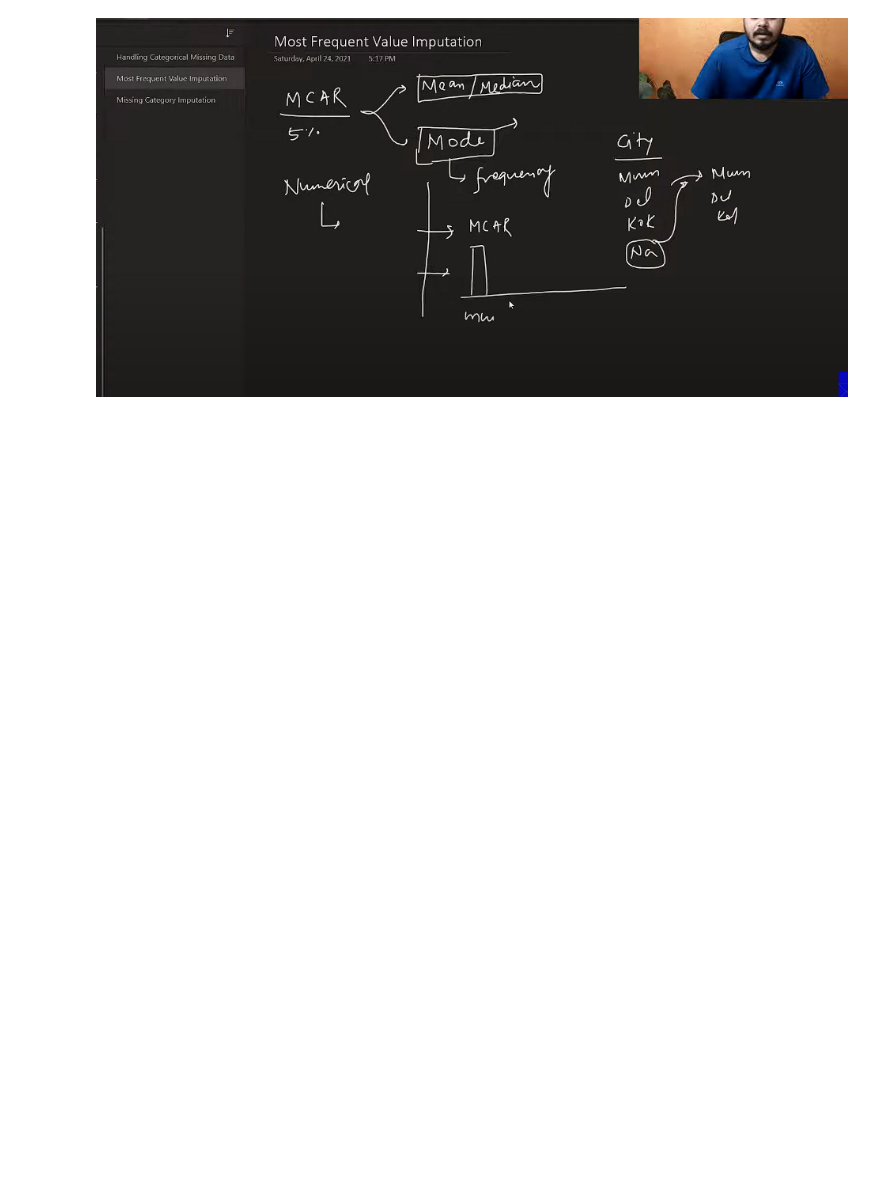
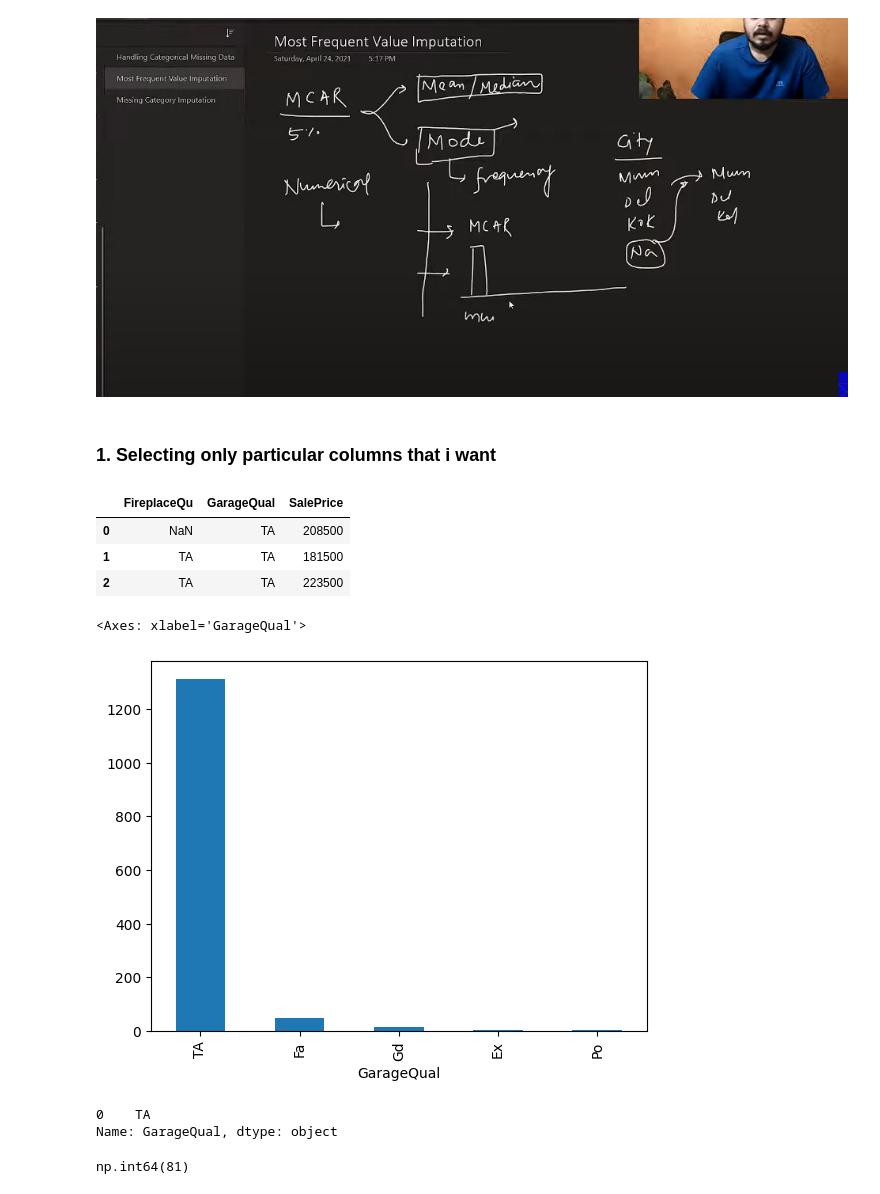
Before and after one commit to shivam188132/MY_machine_learning, a Jupyter notebook: Handling Missisng Categorical Data( day 37).ipynb, the cells around one changed output. Drawn from its saved outputs; the diff is of its cells as text; code cells hidden in the pictures; blank space fills up the shorter version.

Commit message:
02-04-2025 02:51 PM filled and learned missing categorical data filling and its impact and completed day 37

```diff
--- a/Handling Missisng Categorical Data( day 37).ipynb
+++ b/Handling Missisng Categorical Data( day 37).ipynb
@@ -6,0 +8,25 @@ import matplotlib.pyplot as plt
+# %%
+df = pd.read_csv(r"D:\DATA SCIENCE\My machine learnings\datasets\train.csv", usecols=['GarageQual','FireplaceQu','SalePrice']) ## Use 'r' for raw string to avoid issues with backslashes
+# %% [markdown]
+### 1. Selecting only particular columns that i want
+# %%
+df.head(3)
+# %% [output]
+|  | FireplaceQu | GarageQual | SalePrice |
+| 0 | NaN | TA | 208500 |
+| 1 | TA | TA | 181500 |
+| 2 | TA | TA | 223500 |
+# %%
+df['GarageQual'].value_counts().plot(kind='bar')
+# %% [output]
+<Axes: xlabel='GarageQual'>
+[figure, added]
+# %%
+df['GarageQual'].mode()
+# %% [output]
+0    TA
+Name: GarageQual, dtype: object
+# %%
+df['GarageQual'].isnull().sum()
+# %% [output]
+np.int64(81)
```
Also changed, not shown: parts of 24 cells of this notebook.
